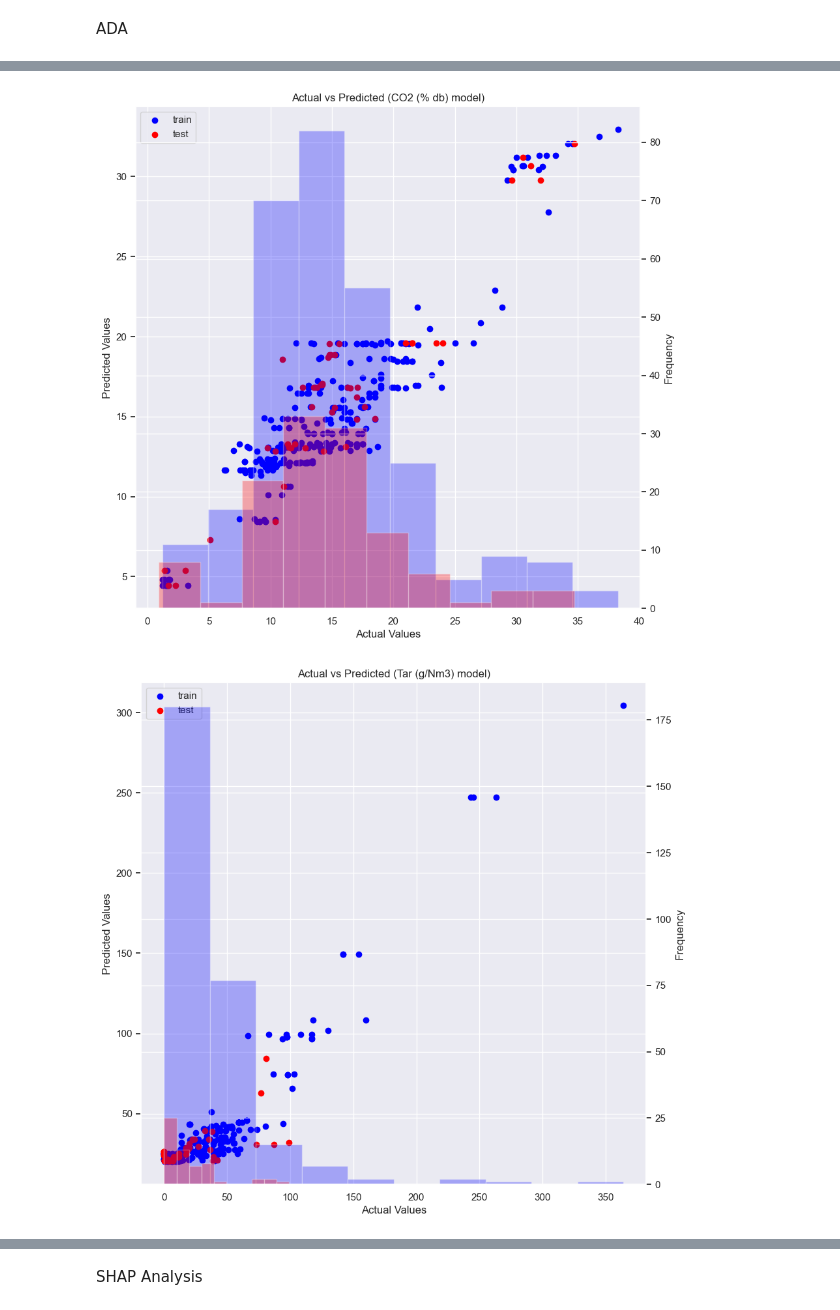
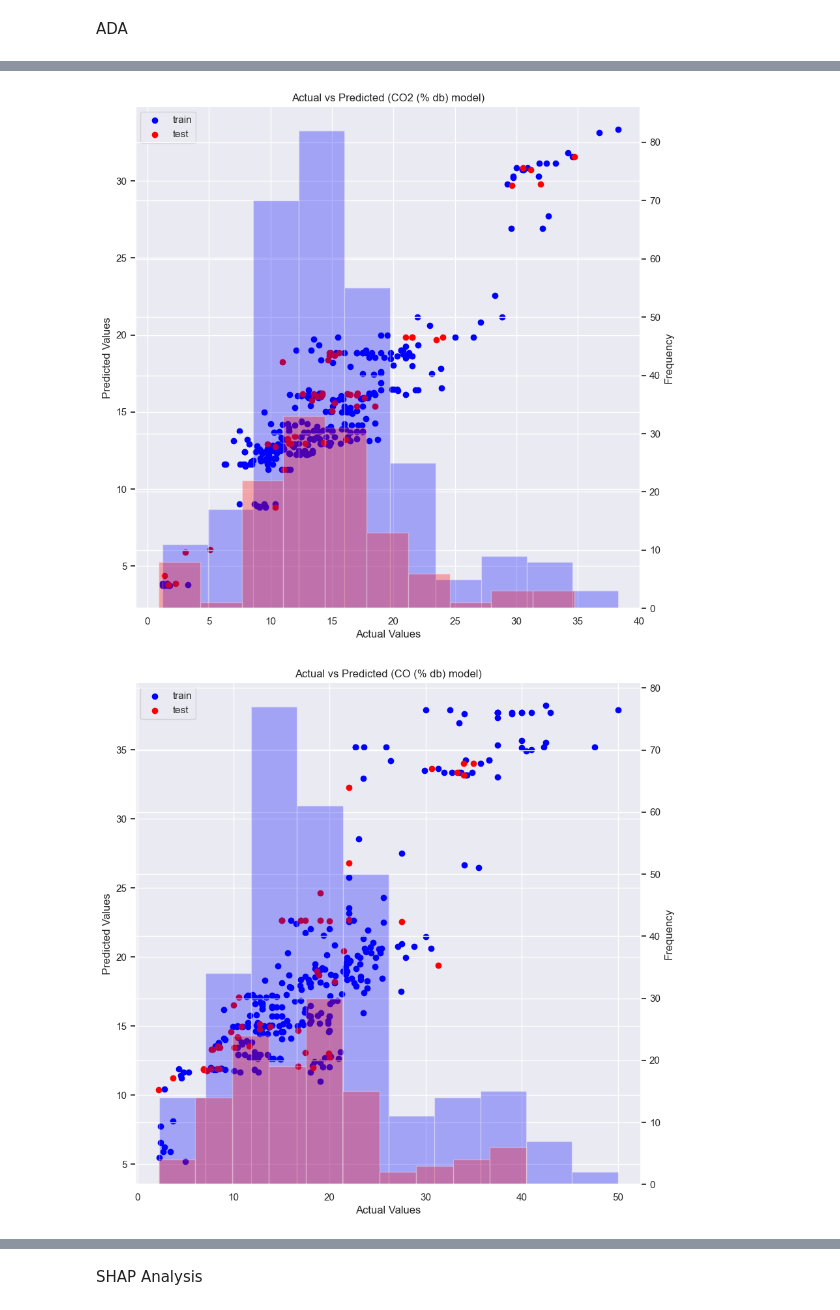
Before and after one commit to kittyoomm/Biomass-Gasification, a Jupyter notebook: ML_Biomass_gasification.ipynb, the cells around one changed output, grey strips where cells are left out. Drawn from its saved outputs; the diff is of its cells as text; code cells hidden in the pictures.

```diff
--- a/ML_Biomass_gasification.ipynb
+++ b/ML_Biomass_gasification.ipynb
@@ -496,6 +468,6 @@ X_test_pretreated = X_test.loc[Y_test_pretreated.index]
 #        norm = (row[columns] - Y_test_pretreated[columns].min()) / (Y_test_pretreated[columns].max() - Y_test_pretreated[columns].min())
 #        Y_test_pretreated.at[index, columns] = norm
 
-Predict_test = predict_evaluate(model_XGB_H2, model_XGB_CO2, model_XGB_CO, model_XGB_Tar, X_test_pretreated, Y_test_pretreated)
+Predict_XGB_test = predict_evaluate(model_XGB_H2, model_XGB_CO2, model_XGB_CO, model_XGB_Tar, X_test_pretreated, Y_test_pretreated)
 # %% [output]
 Evaluation score of H2 (% db) model;
@@ -516,9 +488,9 @@ MSE: 138.58
 -----------------------------
 # %%
-for model in ['H2 (% db)', 'CO2 (% db)', 'Tar (g/Nm3)']:
+for model in ['H2 (% db)', 'CO2 (% db)', 'CO (% db)', 'Tar (g/Nm3)']:
   fig, ax1 = plt.subplots(figsize=(10,10))
-  ax1.scatter(Y_train_pretreated[model], Predict_train[model], color='blue', label='train')
-  ax1.scatter(Y_test_pretreated[model], Predict_test[model], color='red', label='test')
+  ax1.scatter(Y_train_pretreated[model], Predict_XGB_train[model], color='blue', label='train')
+  ax1.scatter(Y_test_pretreated[model], Predict_XGB_test[model], color='red', label='test')
   #ax1.plot([0,0], [1,1], 'r--', label='Ideal fit')
   ax1.set_xlabel('Actual Values')
   ax1.set_ylabel('Predicted Values')
@@ -554,7 +527,7 @@ model_ADA_CO.fit(X_train, Y_train_pretreated['CO (% db)'])
 model_ADA_Tar.fit(X_train, Y_train_pretreated['Tar (g/Nm3)'])
 
 #Predict and evaluate model_ADA performance
-Predict_train = predict_evaluate(model_ADA_H2, model_ADA_CO2, model_ADA_CO, model_ADA_Tar, X_train, Y_train_pretreated)
+Predict_ADA_train = predict_evaluate(model_ADA_H2, model_ADA_CO2, model_ADA_CO, model_ADA_Tar, X_train, Y_train_pretreated)
 # %% [output]
 Evaluation score of H2 (% db) model;
 R2 score: 0.90
@@ -582,7 +555,7 @@ X_test_pretreated = X_test.loc[Y_test_pretreated.index]
 #        norm = (row[columns] - Y_test_pretreated[columns].min()) / (Y_test_pretreated[columns].max() - Y_test_pretreated[columns].min())
 #        Y_test_pretreated.at[index, columns] = norm
 
-Predict_test = predict_evaluate(model_ADA_H2, model_ADA_CO2, model_ADA_CO, model_ADA_Tar, X_test_pretreated, Y_test_pretreated)
+Predict_ADA_test = predict_evaluate(model_ADA_H2, model_ADA_CO2, model_ADA_CO, model_ADA_Tar, X_test_pretreated, Y_test_pretreated)
 # %% [output]
 Evaluation score of H2 (% db) model;
 R2 score: 0.90
@@ -602,9 +575,9 @@ MSE: 433.51
 -----------------------------
 # %%
-for model in ['H2 (% db)', 'CO2 (% db)', 'Tar (g/Nm3)']:
+for model in ['H2 (% db)', 'CO2 (% db)','CO (% db)',  'Tar (g/Nm3)']:
   fig, ax1 = plt.subplots(figsize=(10,10))
-  ax1.scatter(Y_train_pretreated[model], Predict_train[model], color='blue', label='train')
-  ax1.scatter(Y_test_pretreated[model], Predict_test[model], color='red', label='test')
+  ax1.scatter(Y_train_pretreated[model], Predict_ADA_train[model], color='blue', label='train')
+  ax1.scatter(Y_test_pretreated[model], Predict_ADA_test[model], color='red', label='test')
   #ax1.plot([0,0], [1,1], 'r--', label='Ideal fit')
   ax1.set_xlabel('Actual Values')
   ax1.set_ylabel('Predicted Values')
@@ -622,2 +595,2 @@ for model in ['H2 (% db)', 'CO2 (% db)', 'Tar (g/Nm3)']:
-[figure, old version]
+[figure, new version]
-[figure, old version]
+[figure, new version]
```
Also changed, not shown: parts of 33 cells of this notebook, 1 other file.
